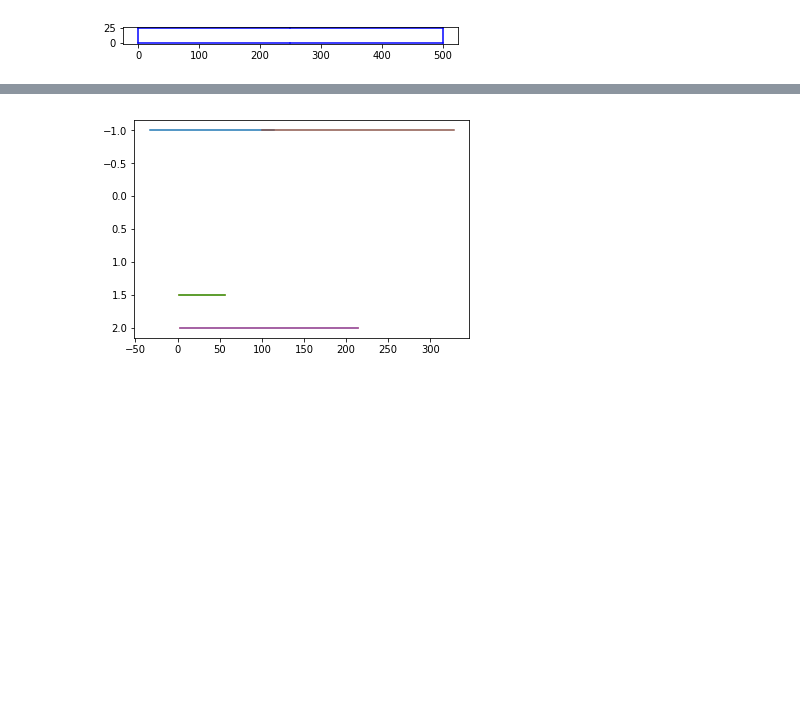
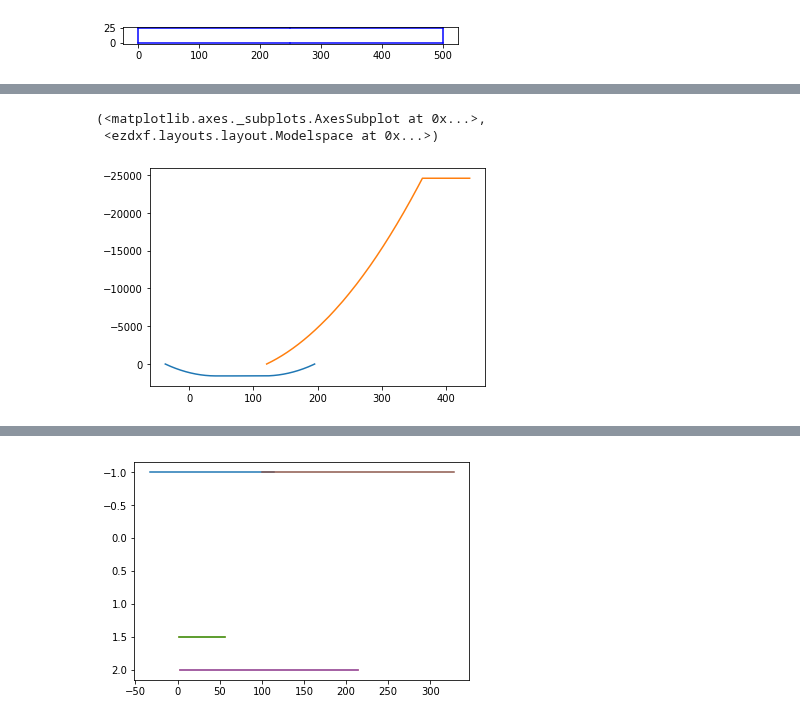
Before and after one commit to luisggc/FConcrete, a Jupyter notebook: examples/Draw.ipynb, the cells around one changed output, grey strips where cells are left out. Saved outputs shown, nothing was run; the diff lists cells and outputs as text; code cells hidden in the pictures; blank space fills up the shorter version.

```diff
--- a/examples/Draw.ipynb
+++ b/examples/Draw.ipynb
@@ -67,0 +223,6 @@ self.plotAllInfo(transversal_plot_positions=[20, 150, 250])
+# %%
+API.concrete_beam.long_steel_bars_solution_info.plotDecalagedMomentumDesignDiagram()
+# %% [output]
+(<matplotlib.axes._subplots.AxesSubplot at 0x...>,
+ <ezdxf.layouts.layout.Modelspace at 0x...>)
+[figure, added]
```
Also changed, not shown: parts of 20 cells of this notebook, 5 other files.
